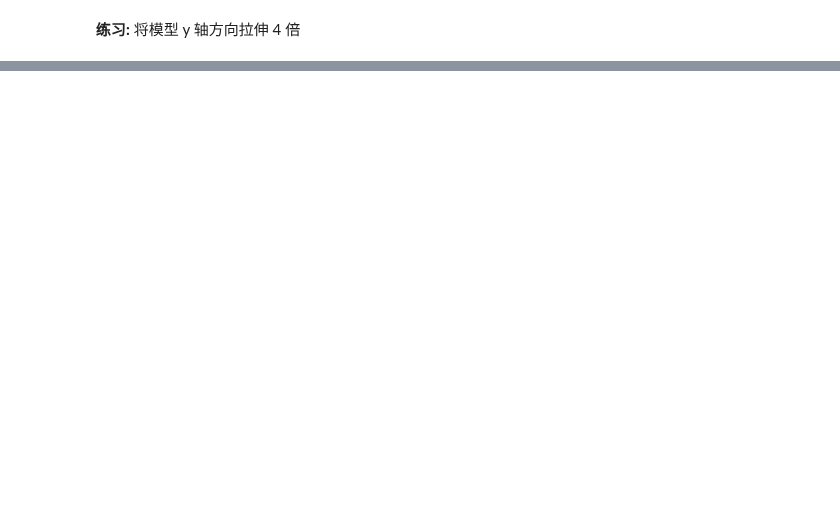
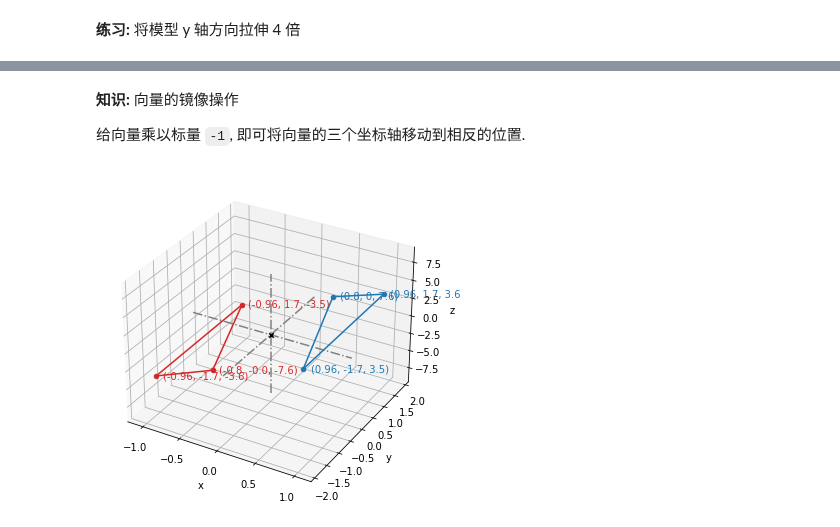
Before and after one commit to alvin-qh/study-python, a Jupyter notebook: math/notebooks/trans3d/transform3d.ipynb, the cells around one changed output, grey strips where cells are left out. Drawn from its saved outputs; the diff is of its cells as text; code cells hidden in the pictures; blank space fills up the shorter version.

```diff
--- a/math/notebooks/trans3d/transform3d.ipynb
+++ b/math/notebooks/trans3d/transform3d.ipynb
@@ -224,0 +339,24 @@ NVD3D10: CPU cyclestats are disabled on client virtualization
+# %% [markdown]
+**知识:** 向量的镜像操作
+
+给向量乘以标量 `-1`, 即可将向量的三个坐标轴移动到相反的位置.
+# %%
+# 定义一组向量, 表示一个三角形
+face = [
+    (0.8, 0, 7.6),
+    (0.96, 1.7, 3.6),
+    (0.96, -1.7, 3.5),
+]
+
+# 计算 face 向量集合的镜像向量集合
+face_new = [scale(f, -1.0) for f in face]
+
+# 绘制互为镜像的两个三角形
+draw3d(
+    Points3D(*face, color=Color.blue),
+    Polygon3D(*face, color=Color.blue),
+    Points3D(*face_new, color=Color.red),
+    Polygon3D(*face_new, color=Color.red),
+)
+# %% [output]
+[figure, added]
```
Also changed, not shown: parts of 22 cells of this notebook, 10 other files.
